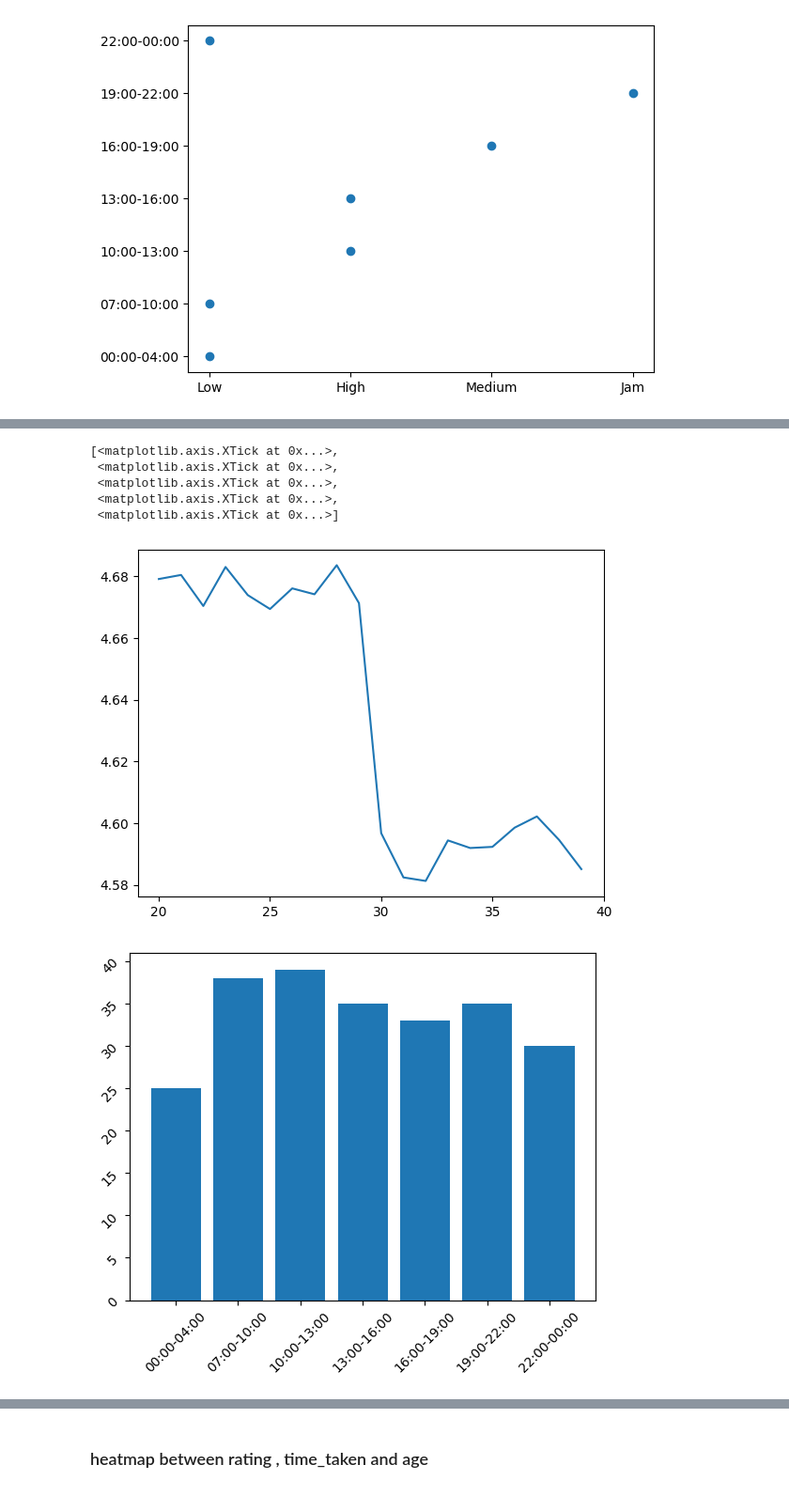
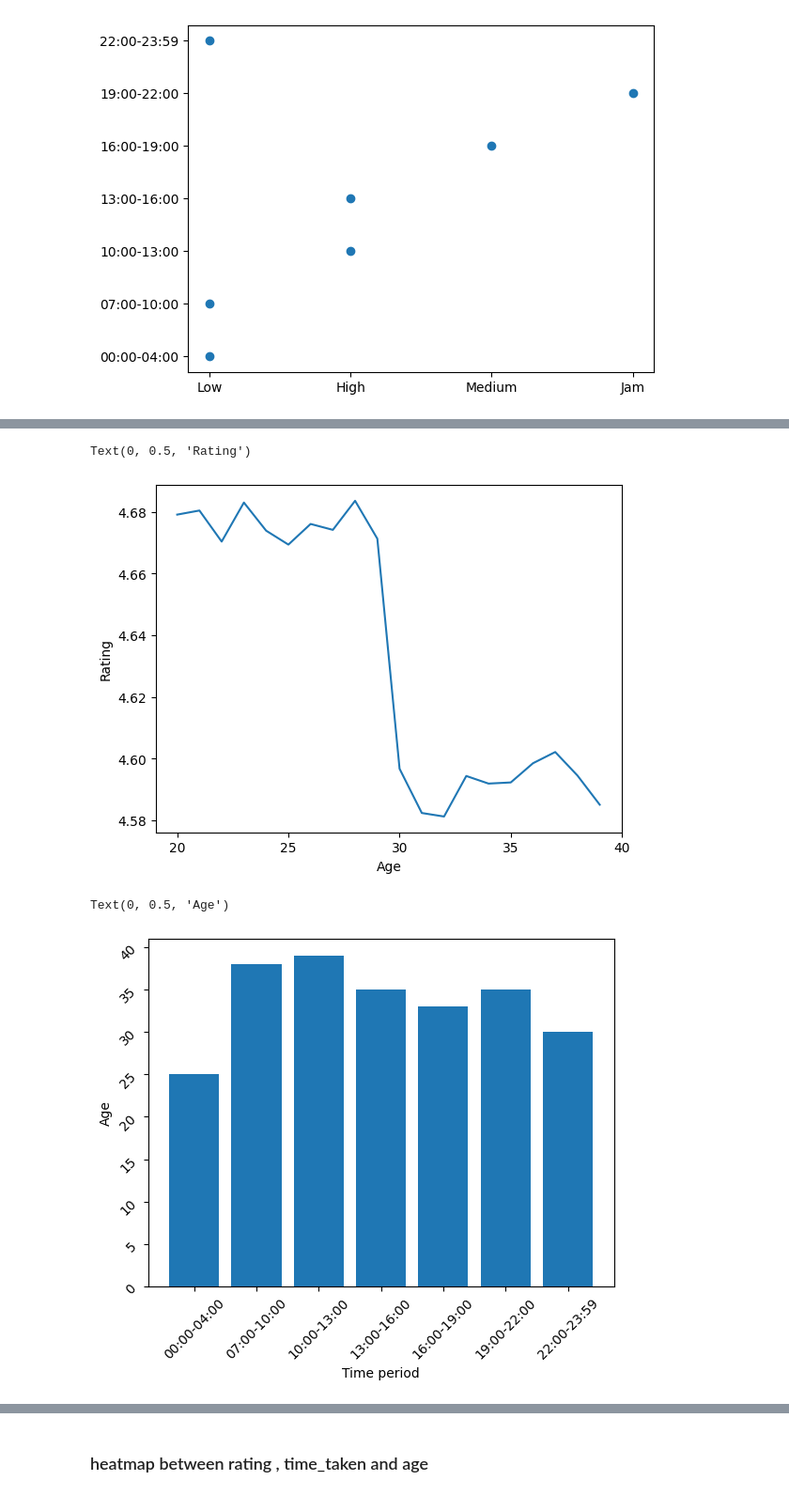
Before and after one commit to Esmaeil-Mashhadi/streamlit_dataVisualization, a Jupyter notebook: dataCleaning.ipynb, the cells around one changed output, grey strips where cells are left out. Shown: that part at 94% size. Saved outputs shown, nothing was run; the diff lists cells and outputs as text; code cells hidden in the pictures.

Commit message:
dashboard visualization completed

```diff
--- a/dataCleaning.ipynb
+++ b/dataCleaning.ipynb
@@ -35,5 +35,4 @@ whole_dataSet.replace('NaN ' , np.nan , inplace=True) # some values are NaN stri
 # i replaced them with real nan value and then droped them
 # %%
 whole_dataSet.dropna(inplace=True)
-whole_dataSet.drop(columns=['ID','Delivery_person_ID'] , axis=1 , inplace=True)
 # %% [markdown]
@@ -45,5 +45,5 @@ whole_dataSet['Time_taken(min)'] =whole_dataSet['Time_taken(min)'].apply(lambda
 # %%
 whole_dataSet['Time_Orderd'] = whole_dataSet['Time_Orderd'].apply(lambda x: pd.to_datetime(x).time())
 whole_dataSet['Time_Order_picked'] = whole_dataSet['Time_Order_picked'].apply(lambda x:pd.to_datetime(x).time())
-whole_dataSet['Order_Date'] = pd.to_datetime(whole_dataSet['Order_Date'])
+whole_dataSet['Order_Date'] = pd.to_datetime(whole_dataSet['Order_Date'] , dayfirst=True)
 # %% [markdown]
@@ -61,7 +61,7 @@ bins = [
     pd.to_datetime('23:59').time()
 ]
 labels = ['00:00-04:00', '04:00-07:00', '07:00-10:00', '10:00-13:00',
-          '13:00-16:00', '16:00-19:00', '19:00-22:00', '22:00-00:00']
+          '13:00-16:00', '16:00-19:00', '19:00-22:00', '22:00-23:59']
 def assign_time_period(time):
     for i in range(len(bins) - 1):
         if bins[i] <= time < bins[i+1]:
@@ -205,7 +213,7 @@ whole_dataSet
 # %%
 columns_to_convert = ['Delivery_person_Ratings', 'Delivery_person_Age']
 whole_dataSet[columns_to_convert] = whole_dataSet[columns_to_convert].apply(pd.to_numeric)
-age_df = whole_dataSet[['Delivery_person_Ratings' , 'Delivery_person_Age' , 'time_periods' , 'Time_taken(min)']]
-age_df.to_csv('.//data/visualizations_df/age_df.csv' , index=False)
+age_df = whole_dataSet[['ID' ,'Delivery_person_Ratings' , 'Delivery_person_Age' , 'time_periods' , 'Time_taken(min)']]
+age_df.to_csv('./data/visualizations_df/age_df.csv' , index=False)
 age_df
 # %% [output]
@@ -227,21 +235,23 @@ age_vs_rating_df = pd.DataFrame(age_df.groupby('Delivery_person_Age')['Delivery_
 fig ,axes = plt.subplots()
 axes.plot(age_vs_rating_df['Delivery_person_Age'] , age_vs_rating_df['Delivery_person_Ratings'])
 axes.set_xticks(range(20, 41, 5))
+axes.set_xlabel('Age')
+axes.set_ylabel('Rating')
 # %% [output]
-[<matplotlib.axis.XTick at 0x...>,
- <matplotlib.axis.XTick at 0x...>,
- <matplotlib.axis.XTick at 0x...>,
- <matplotlib.axis.XTick at 0x...>,
- <matplotlib.axis.XTick at 0x...>]
+Text(0, 0.5, 'Rating')
-[figure, old version]
+[figure, new version]
 # %%
 fr_age_df = pd.DataFrame(age_df.groupby('time_periods')['Delivery_person_Age'].agg(lambda x:x.mode()[0])).reset_index()
 ### checking most frequent deliver parson age and a period of time
-time_order = ['07:00-10:00', '10:00-13:00', '13:00-16:00', '16:00-19:00', '19:00-22:00', '22:00-00:00', '00:00-04:00']
+time_order = ['07:00-10:00', '10:00-13:00', '13:00-16:00', '16:00-19:00', '19:00-22:00', '22:00-23:59', '00:00-04:00']
 
 fr_age_df['time_periods'] = pd.Categorical(fr_age_df['time_periods'], categories=time_order , ordered=True)
 fig , axes = plt.subplots()
+fr_age_df
 axes.bar(fr_age_df['time_periods'] , fr_age_df['Delivery_person_Age'])
 axes.tick_params(rotation=45)
+axes.set_xlabel('Time period')
+axes.set_ylabel('Age')
 # %% [output]
+Text(0, 0.5, 'Age')
-[figure, old version]
+[figure, new version]
```
Also changed, not shown: parts of 34 cells of this notebook, 8 other files.
